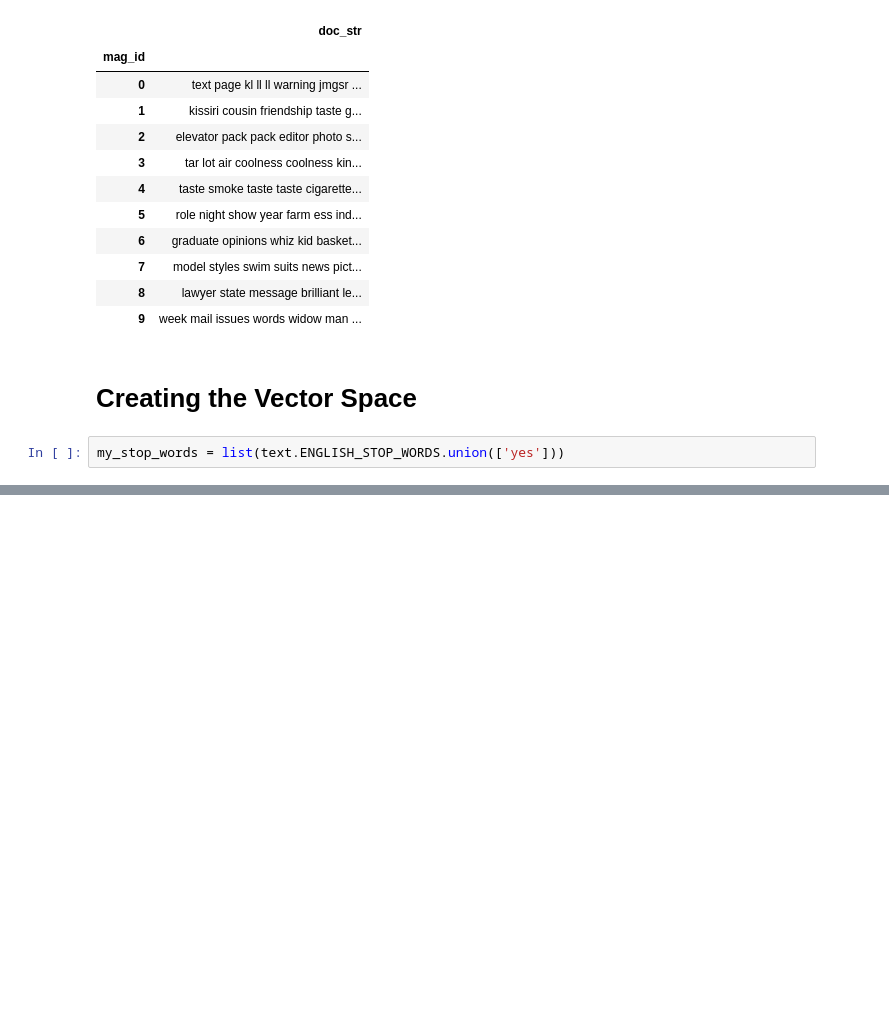
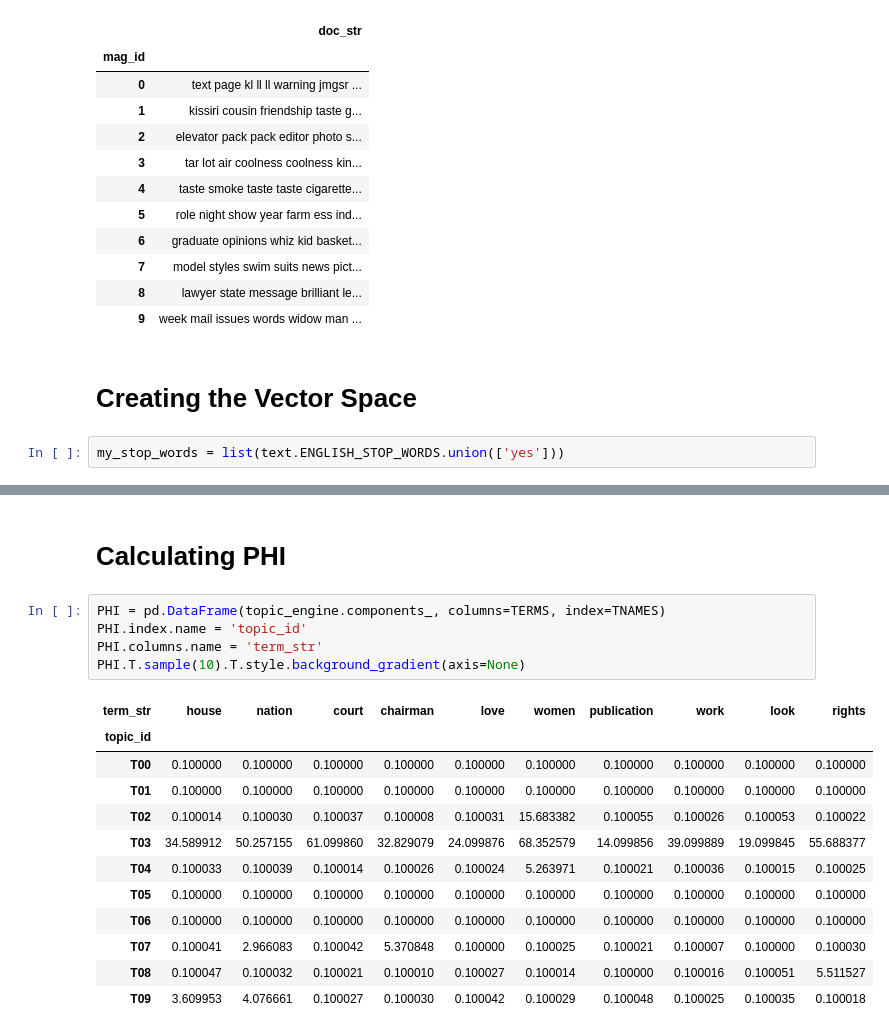
Before and after one commit to aniyahlater/ds5001_final_project, a Jupyter notebook: PCA.ipynb, the cells around one changed output, grey strips where cells are left out. Cells and saved outputs as stored; diff of their text form; blank space fills up the shorter version.

```diff
--- a/PCA.ipynb
+++ b/PCA.ipynb
@@ -202,0 +231,20 @@ DTM
+# %% [markdown]
+# Calculating PHI
+# %%
+PHI = pd.DataFrame(topic_engine.components_, columns=TERMS, index=TNAMES)
+PHI.index.name = 'topic_id'
+PHI.columns.name = 'term_str'
+PHI.T.sample(10).T.style.background_gradient(axis=None)
+# %% [output]
+| term_str | house | nation | court | chairman | love | women | publication | work | look | rights |
+| topic_id |  |  |  |  |  |  |  |  |  |  |
+| T00 | 0.100000 | 0.100000 | 0.100000 | 0.100000 | 0.100000 | 0.100000 | 0.100000 | 0.100000 | 0.100000 | 0.100000 |
+| T01 | 0.100000 | 0.100000 | 0.100000 | 0.100000 | 0.100000 | 0.100000 | 0.100000 | 0.100000 | 0.100000 | 0.100000 |
+| T02 | 0.100014 | 0.100030 | 0.100037 | 0.100008 | 0.100031 | 15.683382 | 0.100055 | 0.100026 | 0.100053 | 0.100022 |
+| T03 | 34.589912 | 50.257155 | 61.099860 | 32.829079 | 24.099876 | 68.352579 | 14.099856 | 39.099889 | 19.099845 | 55.688377 |
+| T04 | 0.100033 | 0.100039 | 0.100014 | 0.100026 | 0.100024 | 5.263971 | 0.100021 | 0.100036 | 0.100015 | 0.100025 |
+| T05 | 0.100000 | 0.100000 | 0.100000 | 0.100000 | 0.100000 | 0.100000 | 0.100000 | 0.100000 | 0.100000 | 0.100000 |
+| T06 | 0.100000 | 0.100000 | 0.100000 | 0.100000 | 0.100000 | 0.100000 | 0.100000 | 0.100000 | 0.100000 | 0.100000 |
+| T07 | 0.100041 | 2.966083 | 0.100042 | 5.370848 | 0.100000 | 0.100025 | 0.100021 | 0.100007 | 0.100000 | 0.100030 |
+| T08 | 0.100047 | 0.100032 | 0.100021 | 0.100010 | 0.100027 | 0.100014 | 0.100000 | 0.100016 | 0.100051 | 5.511527 |
+| T09 | 3.609953 | 4.076661 | 0.100027 | 0.100030 | 0.100042 | 0.100029 | 0.100048 | 0.100025 | 0.100035 | 0.100018 |
```
Also changed, not shown: parts of 8 cells of this notebook.
